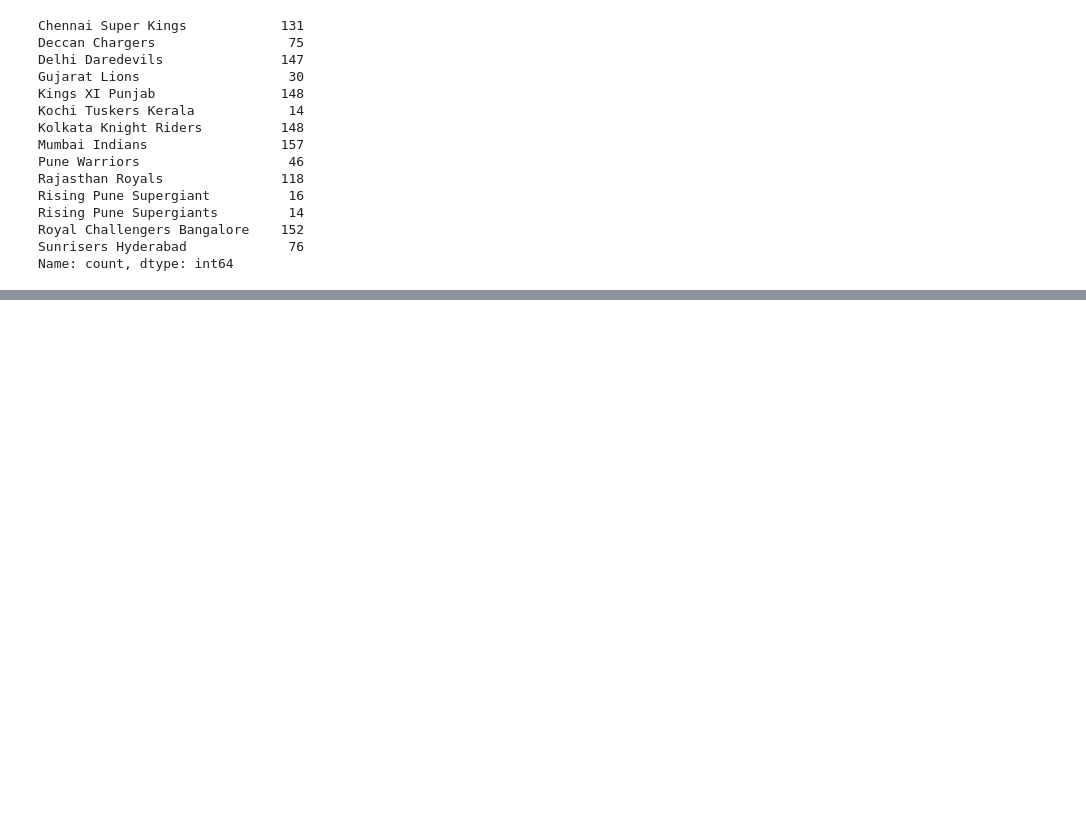
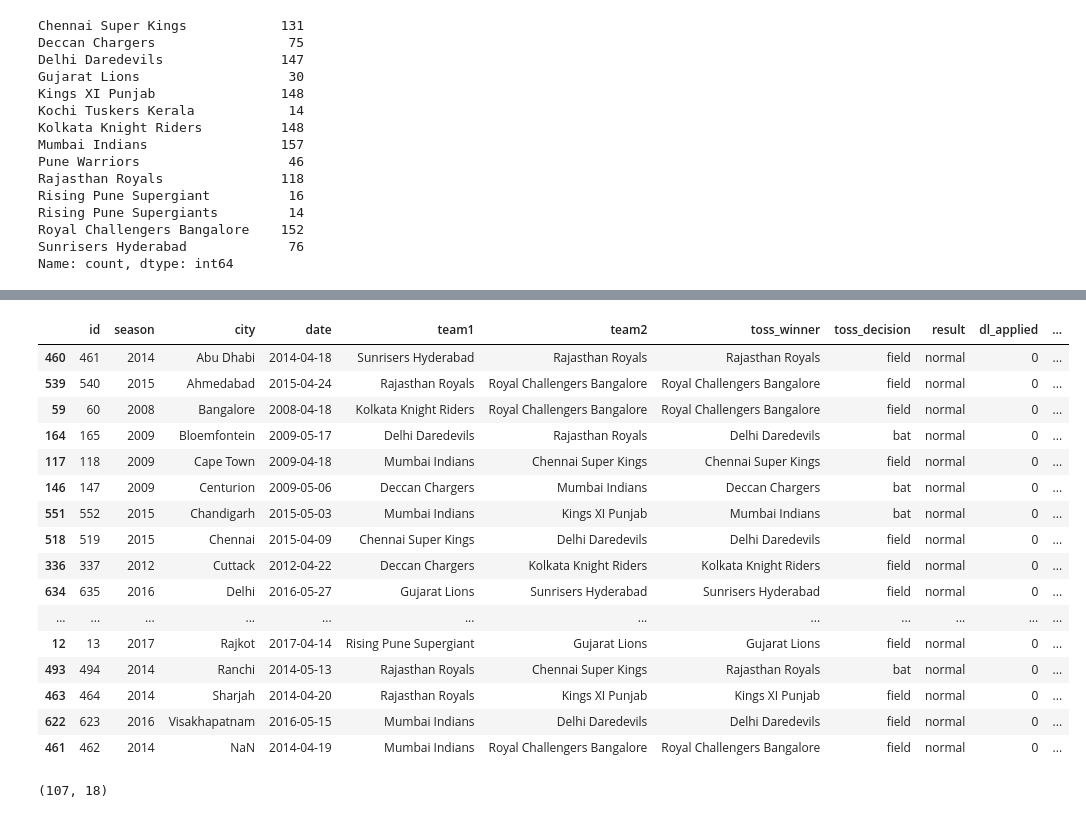
Before and after one commit to SyedNaveedM/CampusX_ML, a Jupyter notebook: Basics/pandas.ipynb, the cells around one changed output, grey strips where cells are left out. Drawn from its saved outputs; the diff is of its cells as text; code cells hidden in the pictures; blank space fills up the shorter version.

```diff
--- a/Basics/pandas.ipynb
+++ b/Basics/pandas.ipynb
@@ -409,0 +463,3 @@ Name: count, dtype: int64
+# %%
+# make the changes permanently
+data.sort_values('city',inplace=True)
@@ -409,0 +515,25 @@ Name: count, dtype: int64
+# %%
+# remove the duplicates
+data.drop_duplicates(subset='city')
+# %% [output]
+|  | id | season | city | date | team1 | team2 | toss_winner | toss_decision | result | dl_applied | ... |
+| 460 | 461 | 2014 | Abu Dhabi | 2014-04-18 | Sunrisers Hyderabad | Rajasthan Royals | Rajasthan Royals | field | normal | 0 | ... |
+| 539 | 540 | 2015 | Ahmedabad | 2015-04-24 | Rajasthan Royals | Royal Challengers Bangalore | Royal Challengers Bangalore | field | normal | 0 | ... |
+| 59 | 60 | 2008 | Bangalore | 2008-04-18 | Kolkata Knight Riders | Royal Challengers Bangalore | Royal Challengers Bangalore | field | normal | 0 | ... |
+| 164 | 165 | 2009 | Bloemfontein | 2009-05-17 | Delhi Daredevils | Rajasthan Royals | Delhi Daredevils | bat | normal | 0 | ... |
+| 117 | 118 | 2009 | Cape Town | 2009-04-18 | Mumbai Indians | Chennai Super Kings | Chennai Super Kings | field | normal | 0 | ... |
+| 146 | 147 | 2009 | Centurion | 2009-05-06 | Deccan Chargers | Mumbai Indians | Deccan Chargers | bat | normal | 0 | ... |
+| 551 | 552 | 2015 | Chandigarh | 2015-05-03 | Mumbai Indians | Kings XI Punjab | Mumbai Indians | bat | normal | 0 | ... |
+| 518 | 519 | 2015 | Chennai | 2015-04-09 | Chennai Super Kings | Delhi Daredevils | Delhi Daredevils | field | normal | 0 | ... |
+| 336 | 337 | 2012 | Cuttack | 2012-04-22 | Deccan Chargers | Kolkata Knight Riders | Kolkata Knight Riders | field | normal | 0 | ... |
+| 634 | 635 | 2016 | Delhi | 2016-05-27 | Gujarat Lions | Sunrisers Hyderabad | Sunrisers Hyderabad | field | normal | 0 | ... |
+| ... | ... | ... | ... | ... | ... | ... | ... | ... | ... | ... | ... |
+| 12 | 13 | 2017 | Rajkot | 2017-04-14 | Rising Pune Supergiant | Gujarat Lions | Gujarat Lions | field | normal | 0 | ... |
+| 493 | 494 | 2014 | Ranchi | 2014-05-13 | Rajasthan Royals | Chennai Super Kings | Rajasthan Royals | bat | normal | 0 | ... |
+| 463 | 464 | 2014 | Sharjah | 2014-04-20 | Rajasthan Royals | Kings XI Punjab | Kings XI Punjab | field | normal | 0 | ... |
+| 622 | 623 | 2016 | Visakhapatnam | 2016-05-15 | Mumbai Indians | Delhi Daredevils | Delhi Daredevils | field | normal | 0 | ... |
+| 461 | 462 | 2014 | NaN | 2014-04-19 | Mumbai Indians | Royal Challengers Bangalore | Royal Challengers Bangalore | field | normal | 0 | ... |
+# %%
+data.drop_duplicates(subset=['city','season']).shape
+# %% [output]
+(107, 18)
```
Also changed, not shown: parts of 7 cells of this notebook.
